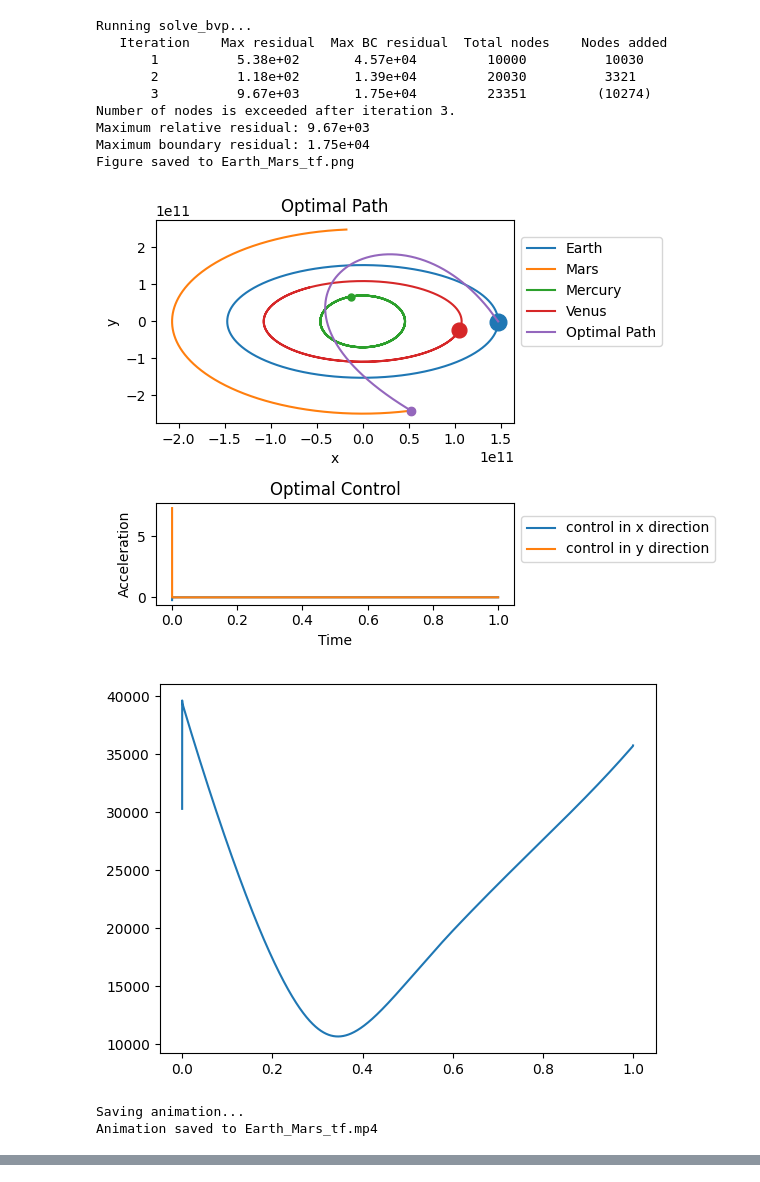
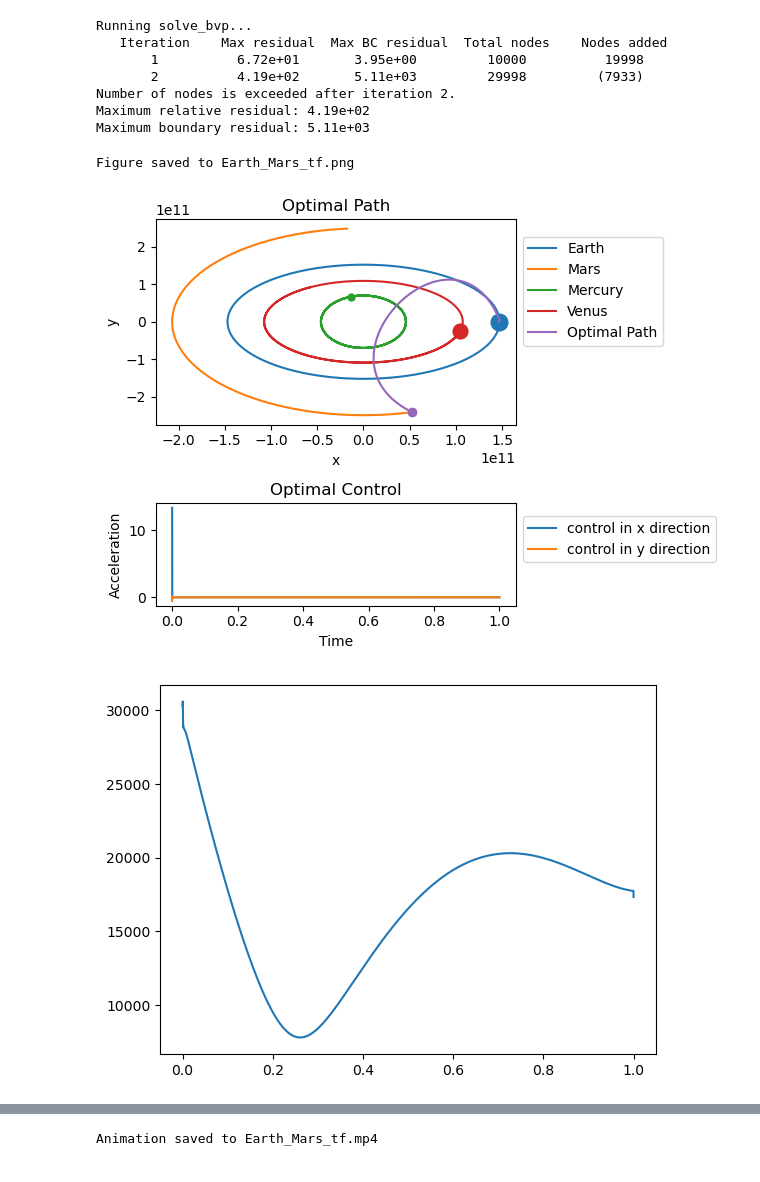
Before and after one commit to curtispevans/ogaucho-worktable, a Jupyter notebook: temp_work.ipynb, the cells around one changed output, grey strips where cells are left out. Drawn from its saved outputs; the diff is of its cells as text; code cells hidden in the pictures.

```diff
--- a/temp_work.ipynb
+++ b/temp_work.ipynb
@@ -378,8 +366,8 @@ def best_path_tf(
     planets: List[Planet],
     p0: float,
     y_guess: np.ndarray,
-    figname: str | None = None,
-    animname: str | None = None,
+    figname: str, # | None = None,
+    animname: str, # | None = None,
     N_COMPUTE_STEPS: int = 10000,
     N_ANIM_FRAMES: int = 50,
     ANIM_LEN_SEC: float = 3,
@@ -620,26 +608,23 @@ def best_path_tf(
 # %%
 #Test it with the planets class:
 best_path_tf(
     inner_planets,
     1,
-    y_guess = np.ones((8, 10000))*50000,
+    y_guess = np.ones((8, 10000))*10000,
     figname='Earth_Mars_tf.png',
     animname="Earth_Mars_tf.mp4",
     max_nodes=30000,
     N_COMPUTE_STEPS=10000,
     G=-6.674e-11,
 )
 # %% [output]
 Running solve_bvp...
    Iteration    Max residual  Max BC residual  Total nodes    Nodes added
-       1          5.38e+02       4.57e+04         10000          10030
-       2          1.18e+02       1.39e+04         20030          3321
-       3          9.67e+03       1.75e+04         23351         (10274)
-Number of nodes is exceeded after iteration 3.
-Maximum relative residual: 9.67e+03
-Maximum boundary residual: 1.75e+04
-Figure saved to Earth_Mars_tf.png
+       1          6.72e+01       3.95e+00         10000          19998
+       2          4.19e+02       5.11e+03         29998         (7933)
+Number of nodes is exceeded after iteration 2.
+Maximum relative residual: 4.19e+02
+Maximum boundary residual: 5.11e+03
+Figure saved to Earth_Mars_tf.png
-[figure, old version]
+[figure, new version]
-[figure, old version]
+[figure, new version]
-Saving animation...
-Animation saved to Earth_Mars_tf.mp4
@@ -662,0 +632 @@ Animation saved to Earth_Mars_tf.mp4
+Animation saved to Earth_Mars_tf.mp4
```
Also changed, not shown: parts of 6 cells of this notebook, 10 other files.
